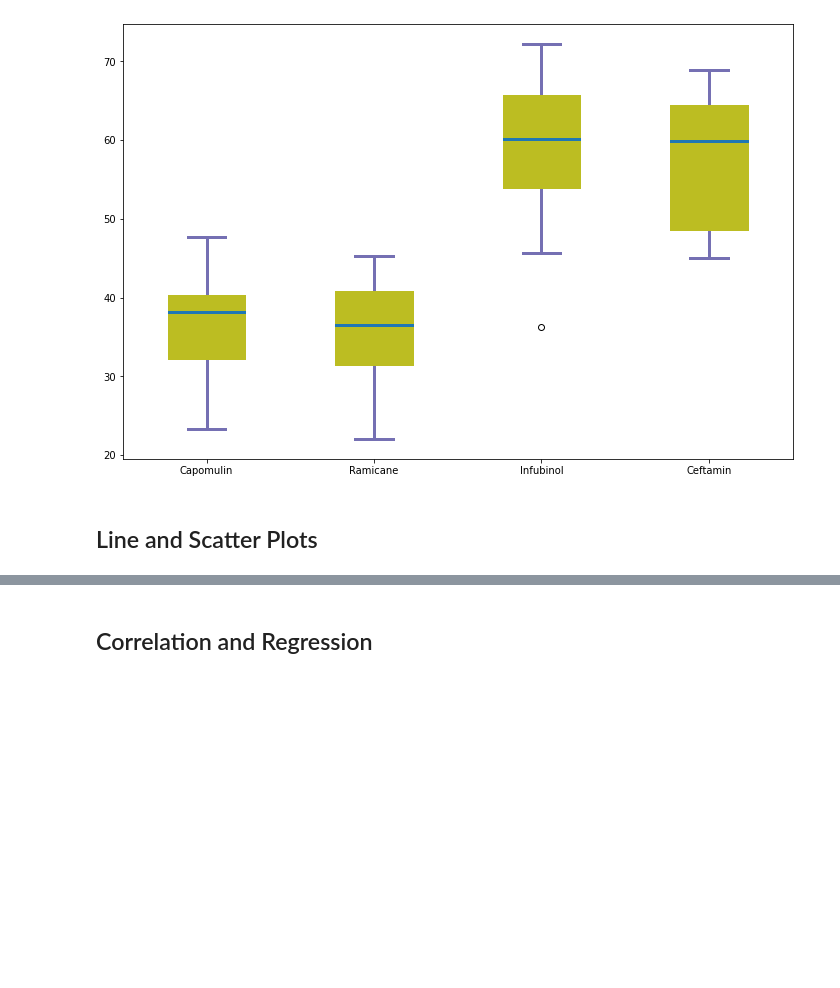
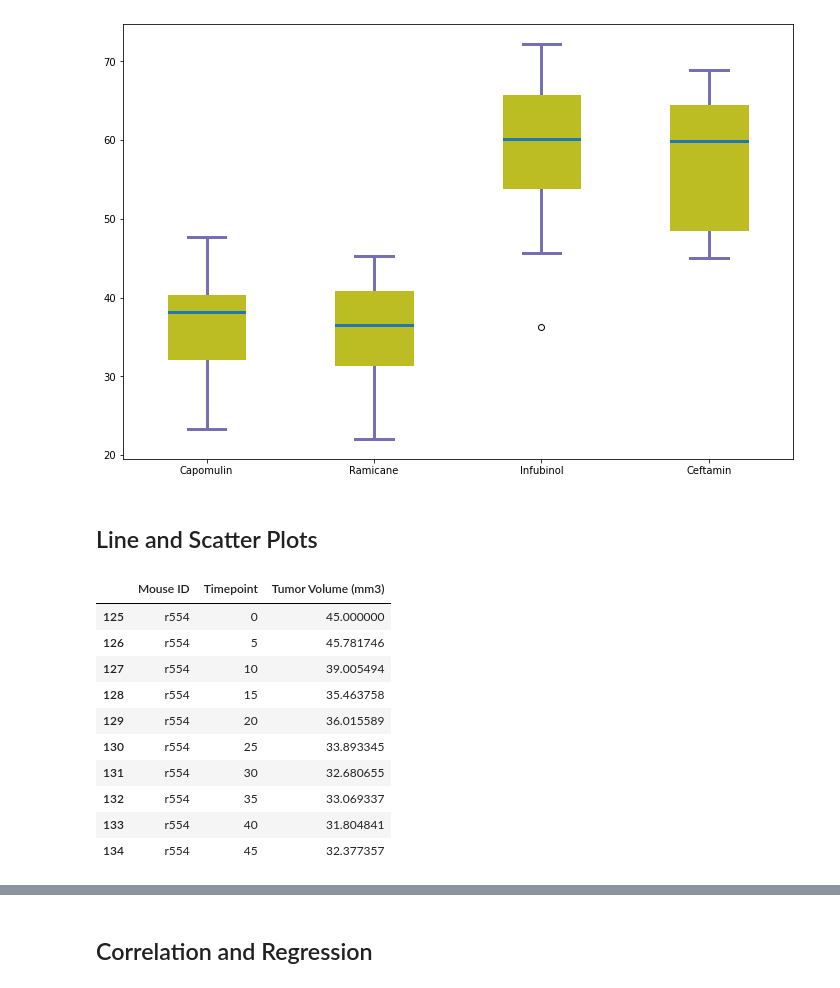
Before and after one commit to ande3674/matplotlib-challenge, a Jupyter notebook: pymaceuticals_starter.ipynb, the cells around one changed output, grey strips where cells are left out. Drawn from its saved outputs; the diff is of its cells as text; code cells hidden in the pictures; blank space fills up the shorter version.

```diff
--- a/pymaceuticals_starter.ipynb
+++ b/pymaceuticals_starter.ipynb
@@ -384,3 +384,20 @@ for cap in bp['caps']:
 ## Line and Scatter Plots
 # %%
 # Generate a line plot of tumor volume vs. timepoint for a mouse treated with Capomulin
+# Grab the data for mouse r554
+capomulin_r554_df = full_cleansed_data_df[ (full_cleansed_data_df['Drug Regimen'] == 'Capomulin') &
+                                     (full_cleansed_data_df['Mouse ID'] == 'r554') ]
+capomulin_r554_df = capomulin_r554_df[['Mouse ID', 'Timepoint', 'Tumor Volume (mm3)']]
+display(capomulin_r554_df)
+# %% [output]
+|  | Mouse ID | Timepoint | Tumor Volume (mm3) |
+| 125 | r554 | 0 | 45.000000 |
+| 126 | r554 | 5 | 45.781746 |
+| 127 | r554 | 10 | 39.005494 |
+| 128 | r554 | 15 | 35.463758 |
+| 129 | r554 | 20 | 36.015589 |
+| 130 | r554 | 25 | 33.893345 |
+| 131 | r554 | 30 | 32.680655 |
+| 132 | r554 | 35 | 33.069337 |
+| 133 | r554 | 40 | 31.804841 |
+| 134 | r554 | 45 | 32.377357 |
```
Also changed, not shown: parts of 3 cells of this notebook.
